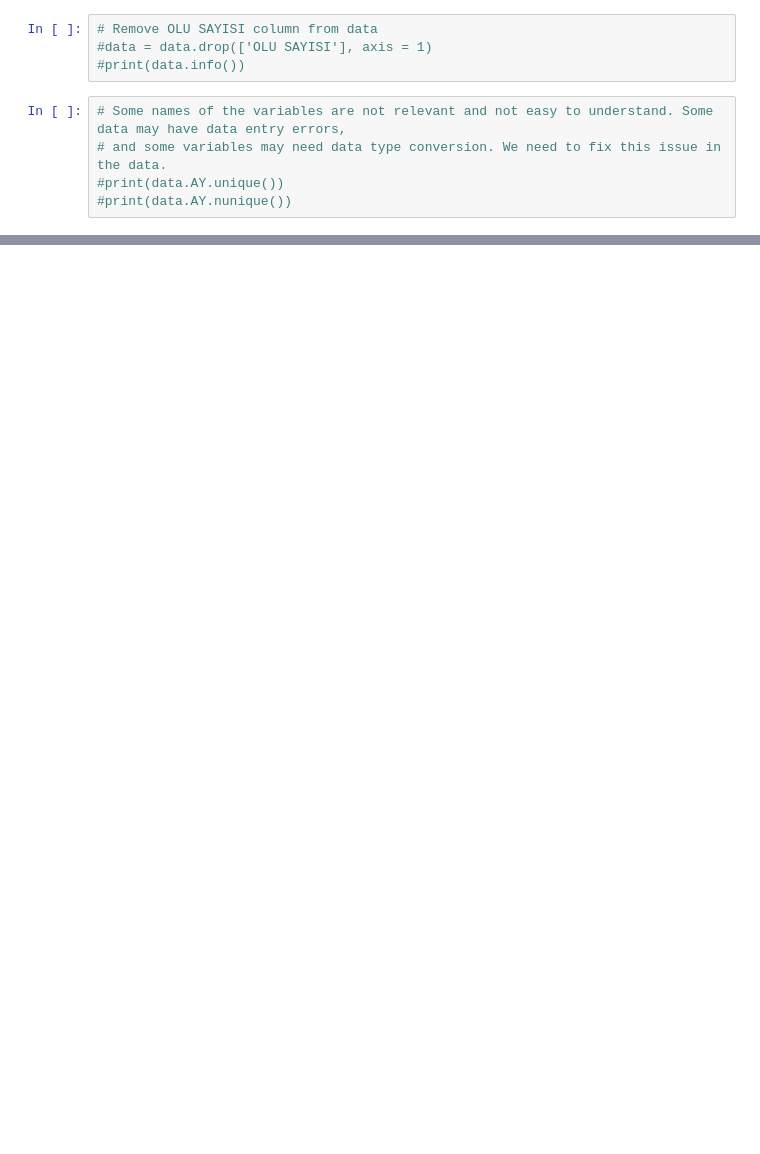
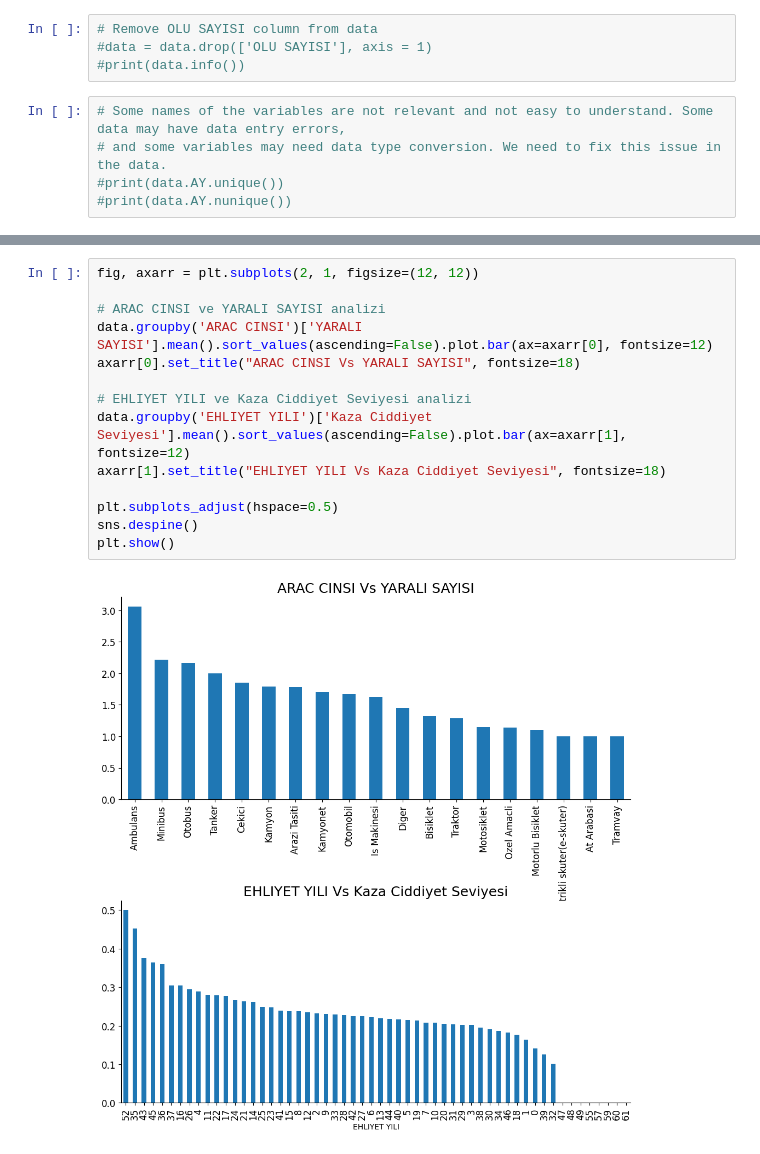
Before and after one commit to FehmiTahsinDemirkan/Big-Data101, a Jupyter notebook: eda.ipynb, the cells around one changed output, grey strips where cells are left out. Saved outputs shown, nothing was run; the diff lists cells and outputs as text; blank space fills up the shorter version.

```diff
--- a/eda.ipynb
+++ b/eda.ipynb
@@ -61,0 +170,16 @@ AttributeError: 'DataFrame' object has no attribute 'Brand'
+# %%
+fig, axarr = plt.subplots(2, 1, figsize=(12, 12))
+
+# ARAC CINSI ve YARALI SAYISI analizi
+data.groupby('ARAC CINSI')['YARALI SAYISI'].mean().sort_values(ascending=False).plot.bar(ax=axarr[0], fontsize=12)
+axarr[0].set_title("ARAC CINSI Vs YARALI SAYISI", fontsize=18)
+
+# EHLIYET YILI ve Kaza Ciddiyet Seviyesi analizi
+data.groupby('EHLIYET YILI')['Kaza Ciddiyet Seviyesi'].mean().sort_values(ascending=False).plot.bar(ax=axarr[1], fontsize=12)
+axarr[1].set_title("EHLIYET YILI Vs Kaza Ciddiyet Seviyesi", fontsize=18)
+
+plt.subplots_adjust(hspace=0.5)
+sns.despine()
+plt.show()
+# %% [output]
+[figure, added]
```
Also changed, not shown: parts of 11 cells of this notebook.
